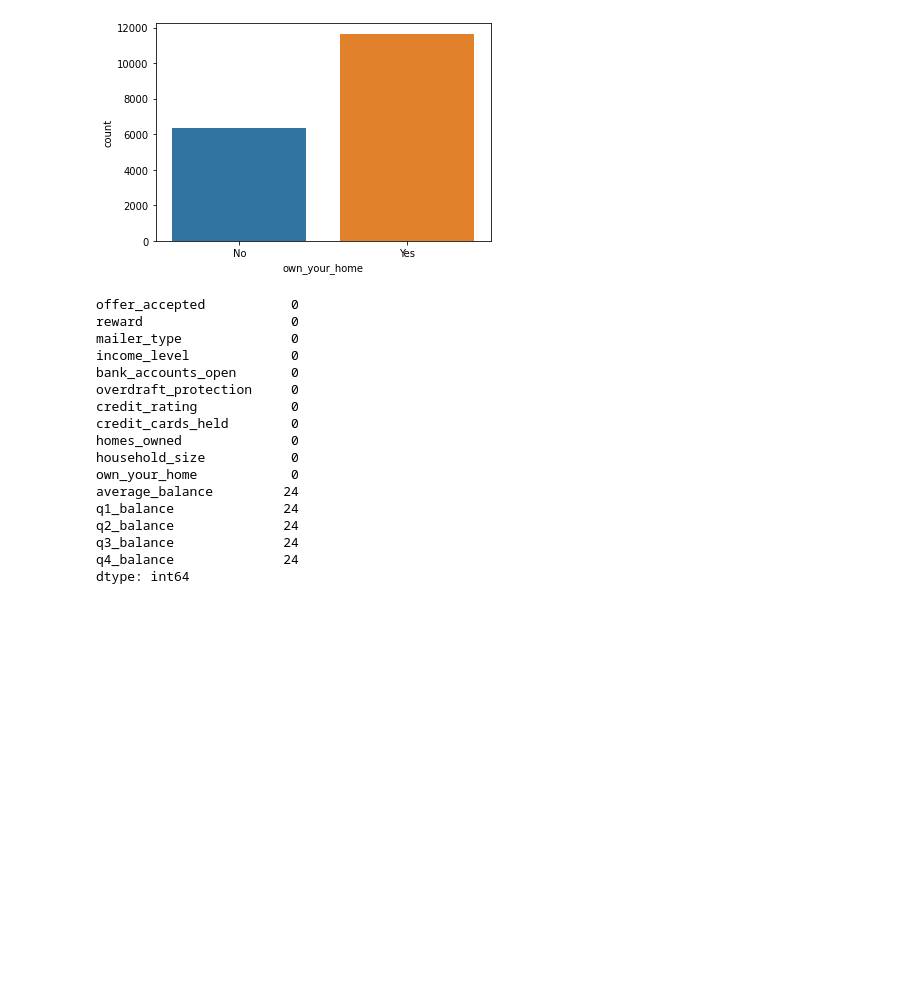
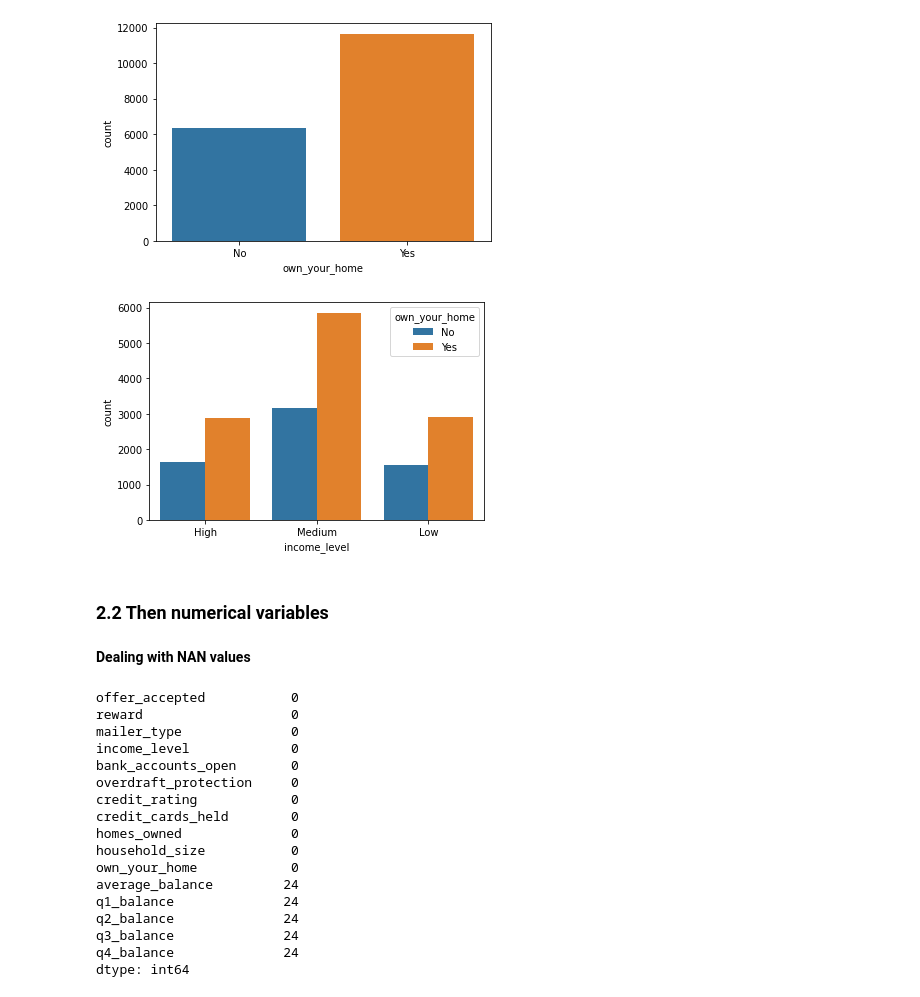
Before and after one commit to diebland/Project-Mid-Term, a Jupyter notebook: Classification_Project.ipynb, the cells around one changed output. Drawn from its saved outputs; the diff is of its cells as text; code cells hidden in the pictures; blank space fills up the shorter version.

```diff
--- a/Classification_Project.ipynb
+++ b/Classification_Project.ipynb
@@ -58,0 +82,3 @@ df = df.set_index('customer_number')
+# %%
+df = df.drop_duplicates()
+df.info()
@@ -94,3 +140,9 @@ for col in df_cat:
 [figure]
 [figure]
 [figure]
+# %%
+plt.figure(figsize=(6,4))
+sns.countplot(data=df, x="income_level", hue="own_your_home")
+plt.show()
+# %% [output]
+[figure, added]
@@ -97,3 +153,7 @@ for col in df_cat:
+# %% [markdown]
+### 2.2  Then numerical variables
+# %% [markdown]
+**Dealing with NAN values**
 # %%
 df.isna().sum()
 # %% [output]
```
Also changed, not shown: parts of 114 cells of this notebook, 2 other files.
